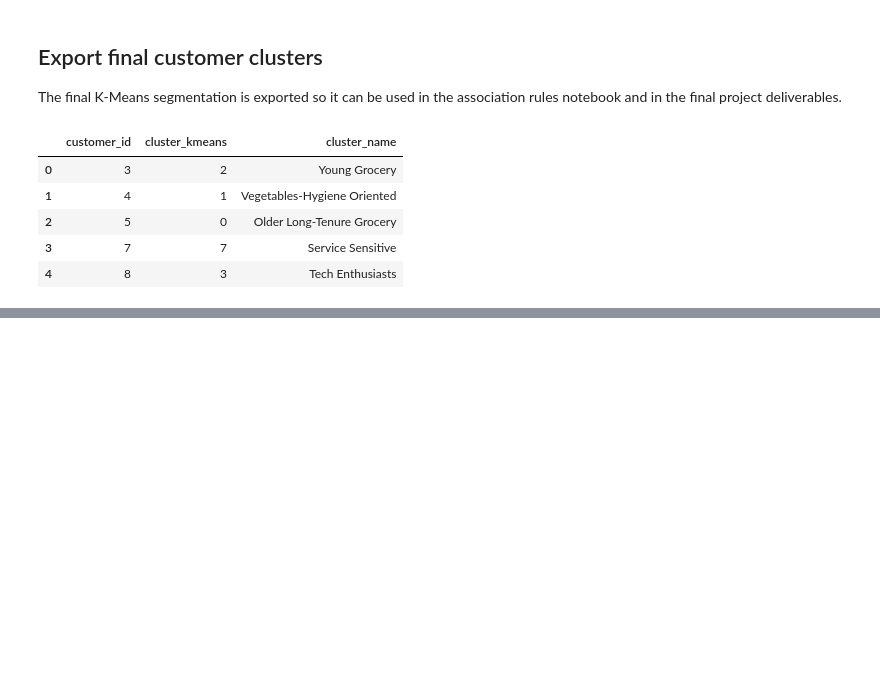
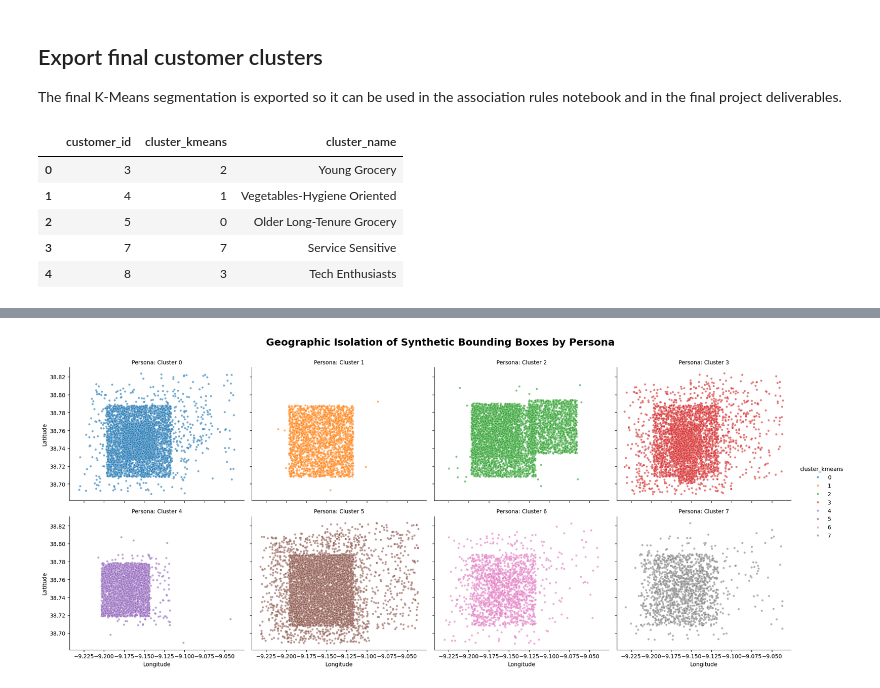
Before and after one commit to tiago2806/ml_project, a Jupyter notebook: notebooks/03_modelling.ipynb, the cells around one changed output, grey strips where cells are left out. Saved outputs shown, nothing was run; the diff lists cells and outputs as text; code cells hidden in the pictures; blank space fills up the shorter version.

```diff
--- a/notebooks/03_modelling.ipynb
+++ b/notebooks/03_modelling.ipynb
@@ -368,0 +431,27 @@ customer_clusters.to_csv("../data/customer_clusters.csv", index=False)
+# %%
+import seaborn as sns
+import matplotlib.pyplot as plt
+
+# Using relplot to create a grid: one map per cluster
+g = sns.relplot(
+    data=dataset,
+    x='longitude',
+    y='latitude',
+    col='cluster_kmeans', # This splits the data into separate plots!
+    col_wrap=4,           # Defines 4 maps per row
+    hue='cluster_kmeans',
+    palette='tab10',
+    s=15,                 # Dot size
+    alpha=0.6,            # Transparency
+    height=4,             # Height of each individual map
+    aspect=1.2            # Width ratio
+)
+
+# Formatting for the university report
+g.fig.suptitle('Geographic Isolation of Synthetic Bounding Boxes by Persona', y=1.05, fontsize=18, fontweight='bold')
+g.set_axis_labels('Longitude', 'Latitude')
+g.set_titles('Persona: Cluster {col_name}') # Names each subplot automatically
+
+plt.show()
+# %% [output]
+[figure, added]
```
Also changed, not shown: parts of 11 cells of this notebook, 1 other file.
